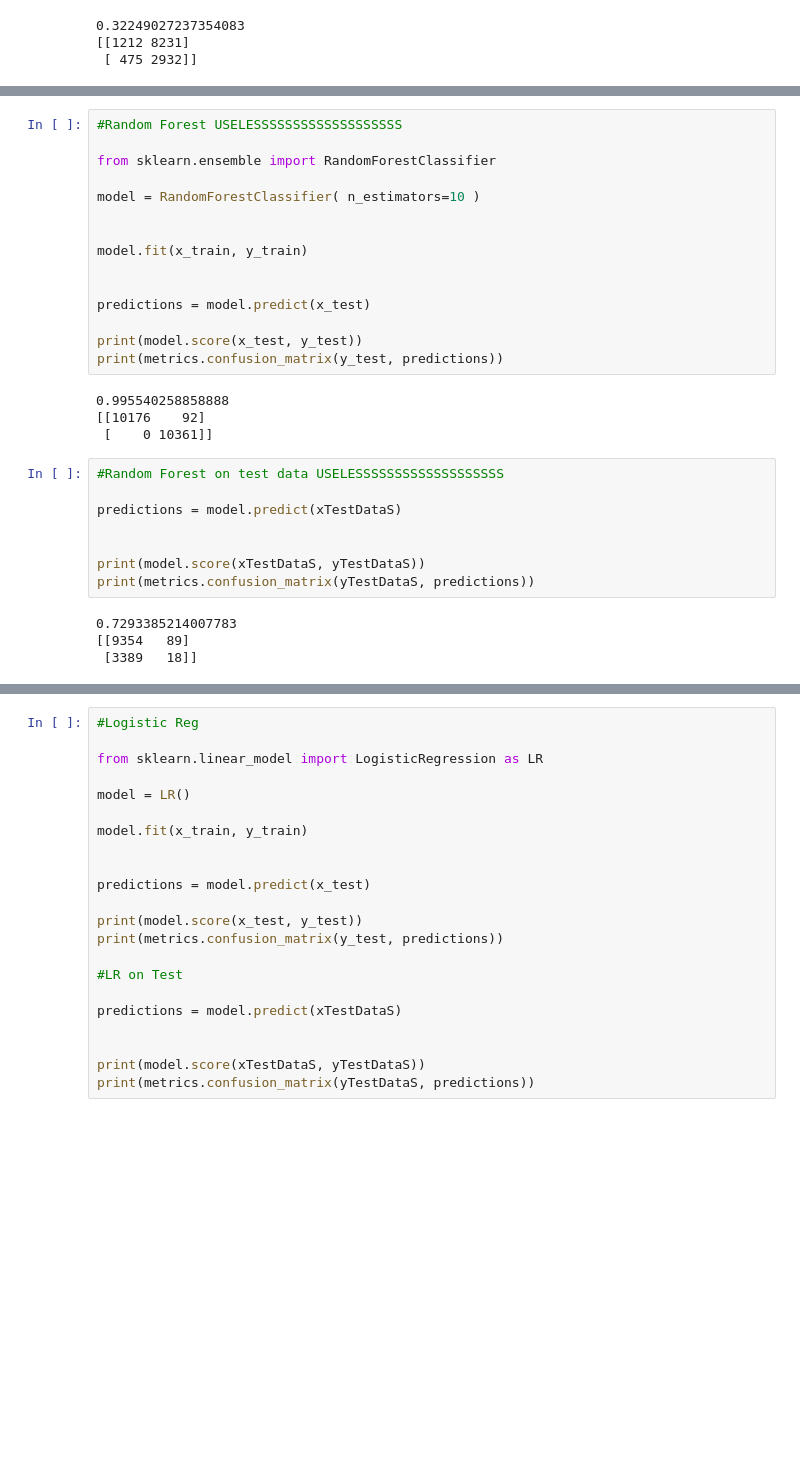
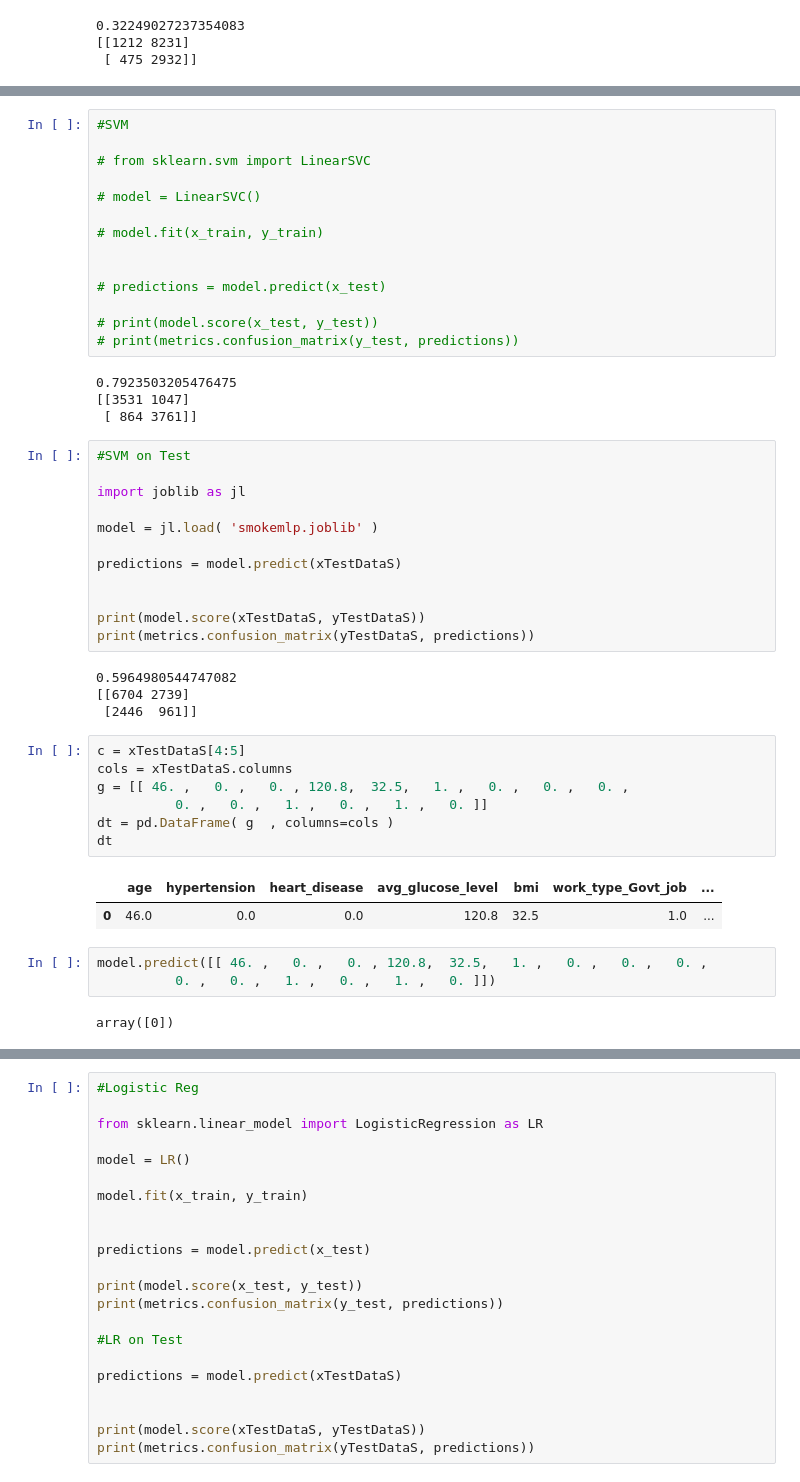
Before and after one commit to nCheck/eyantra-stroke, a Jupyter notebook: demographic-ml/stroke-all-classifier.ipynb, the cells around one changed output, grey strips where cells are left out. Drawn from its saved outputs; the diff is of its cells as text; blank space fills up the shorter version.

Commit message:
seleted model, MLP

```diff
--- a/demographic-ml/stroke-all-classifier.ipynb
+++ b/demographic-ml/stroke-all-classifier.ipynb
@@ -155,24 +216,27 @@ print(metrics.confusion_matrix(yTestDataS, predictions))
 # %%
-#Random Forest USELESSSSSSSSSSSSSSSSSSS
+#SVM
 
-from sklearn.ensemble import RandomForestClassifier
+# from sklearn.svm import LinearSVC
 
-model = RandomForestClassifier( n_estimators=10 )
+# model = LinearSVC()
+
+# model.fit(x_train, y_train)
 
 
-model.fit(x_train, y_train)
+# predictions = model.predict(x_test)
 
-
-predictions = model.predict(x_test)
-
-print(model.score(x_test, y_test))
-print(metrics.confusion_matrix(y_test, predictions))
+# print(model.score(x_test, y_test))
+# print(metrics.confusion_matrix(y_test, predictions))
 # %% [output]
-0.995540258858888
-[[10176    92]
- [    0 10361]]
+0.7923503205476475
+[[3531 1047]
+ [ 864 3761]]
 # %%
-#Random Forest on test data USELESSSSSSSSSSSSSSSSSSS
+#SVM on Test
+
+import joblib as jl
+
+model = jl.load( 'smokemlp.joblib' )
 
 predictions = model.predict(xTestDataS)
 
@@ -180,7 +244,22 @@ predictions = model.predict(xTestDataS)
 print(model.score(xTestDataS, yTestDataS))
 print(metrics.confusion_matrix(yTestDataS, predictions))
 # %% [output]
-0.7293385214007783
-[[9354   89]
- [3389   18]]
+0.5964980544747082
+[[6704 2739]
+ [2446  961]]
+# %%
+c = xTestDataS[4:5]
+cols = xTestDataS.columns
+g = [[ 46. ,   0. ,   0. , 120.8,  32.5,   1. ,   0. ,   0. ,   0. ,
+          0. ,   0. ,   1. ,   0. ,   1. ,   0. ]]
+dt = pd.DataFrame( g  , columns=cols )
+dt
+# %% [output]
+|  | age | hypertension | heart_disease | avg_glucose_level | bmi | work_type_Govt_job | ... |
+| 0 | 46.0 | 0.0 | 0.0 | 120.8 | 32.5 | 1.0 | ... |
+# %%
+model.predict([[ 46. ,   0. ,   0. , 120.8,  32.5,   1. ,   0. ,   0. ,   0. ,
+          0. ,   0. ,   1. ,   0. ,   1. ,   0. ]])
+# %% [output]
+array([0])
 # %%
```
Also changed, not shown: parts of 7 cells of this notebook, 7 other files.
